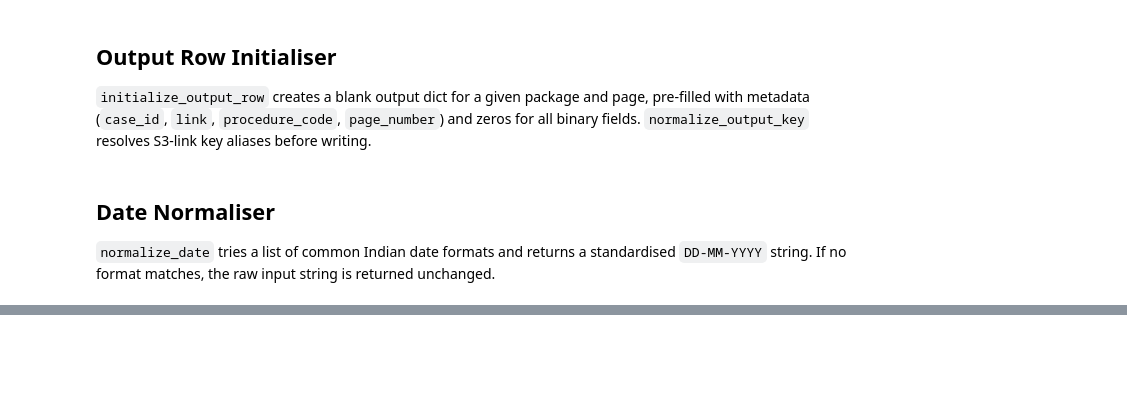
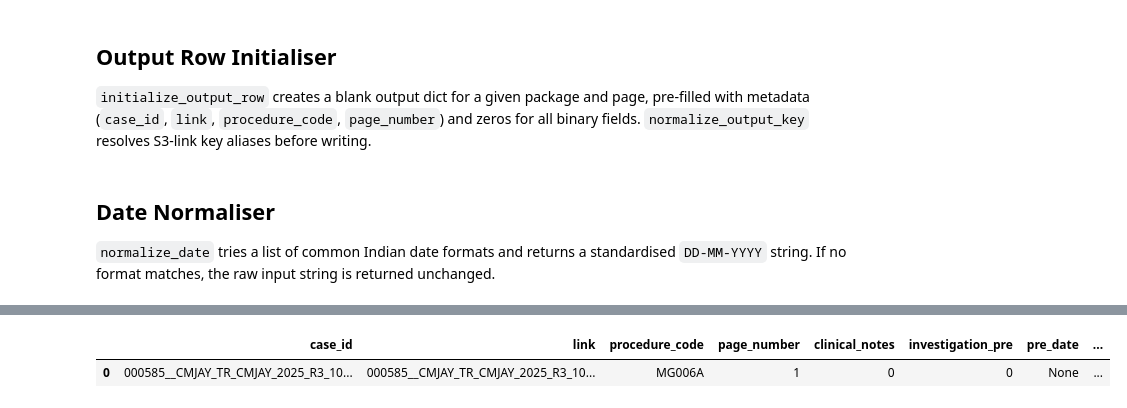
Before and after one commit to vidit-arca/Hackathon-, a Jupyter notebook: nha.ipynb, the cells around one changed output, grey strips where cells are left out. Saved outputs shown, nothing was run; the diff lists cells and outputs as text; code cells hidden in the pictures; blank space fills up the shorter version.

```diff
--- a/nha.ipynb
+++ b/nha.ipynb
@@ -1111,0 +1198,20 @@ def normalize_date(date_str: Optional[str]) -> Optional[str]:
+# %%
+MANDATORY_DOCS = {
+    "MG064A": ["clinical_notes", "cbc_hb_report", "indoor_case", "treatment_details", "post_hb_report", "discharge_summary"],
+    "SG039C": ["clinical_notes", "usg_report", "lft_report", "operative_notes", "pre_anesthesia", "discharge_summary", "photo_evidence", "histopathology"],
+    "MG006A": ["clinical_notes", "investigation_pre", "vitals_treatment", "investigation_post", "discharge_summary"],
+    "SB039A": ["clinical_notes", "xray_ct_knee", "indoor_case", "operative_notes", "implant_invoice", "post_op_photo", "post_op_xray", "discharge_summary"],
+}
+# %%
+# Bulding Page Result
+page_result = PageResult(
+    case_id     = "000585__CMJAY_TR_CMJAY_2025_R3_1022010623",
+    file_name   = "000585__CMJAY_TR_CMJAY_2025_R3_1022010623__SUDHAN_DB.pdf",
+    page_number = 1,
+)
+
+# OCR fills these
+page_result.extracted_text, page_result.ocr_lines = run_ocr(page_image=all_pages[0]["image"])
+
+# Quality fills this
+page_result.quality = estimate_page_quality(page_image=all_pages[0]["image"], extracted_text=page_result.extracted_text)
@@ -1111,0 +1220,9 @@ def normalize_date(date_str: Optional[str]) -> Optional[str]:
+# %%
+# Visual Detection
+page_result.visual_tags = detect_visual_elements(page_image=all_pages[0]["image"])
+
+# Classification
+doc_out = classify_document_type(package_code="MG006A", extracted_text=page_result.extracted_text,
+                                  visual_tags = page_result.visual_tags, page_image=all_pages[0]["image"])
+page_result.doc_type            = doc_out["doc_type"]
+page_result.doc_type_confidence = doc_out["confidence"]
@@ -1111,0 +1323,3 @@ def normalize_date(date_str: Optional[str]) -> Optional[str]:
+# %%
+row = populate_row_for_package(package_code="MG006A", page_result=page_result)
+print(json.dumps(row, indent=2, default=str))
@@ -1111,0 +1345,6 @@ def normalize_date(date_str: Optional[str]) -> Optional[str]:
+# %%
+import pandas as pd
+pd.DataFrame([row])
+# %% [output]
+|  | case_id | link | procedure_code | page_number | clinical_notes | investigation_pre | pre_date | ... |
+| 0 | 000585__CMJAY_TR_CMJAY_2025_R3_10... | 000585__CMJAY_TR_CMJAY_2025_R3_10... | MG006A | 1 | 0 | 0 | None | ... |
```
Also changed, not shown: parts of 7 cells of this notebook, 1 other file.
